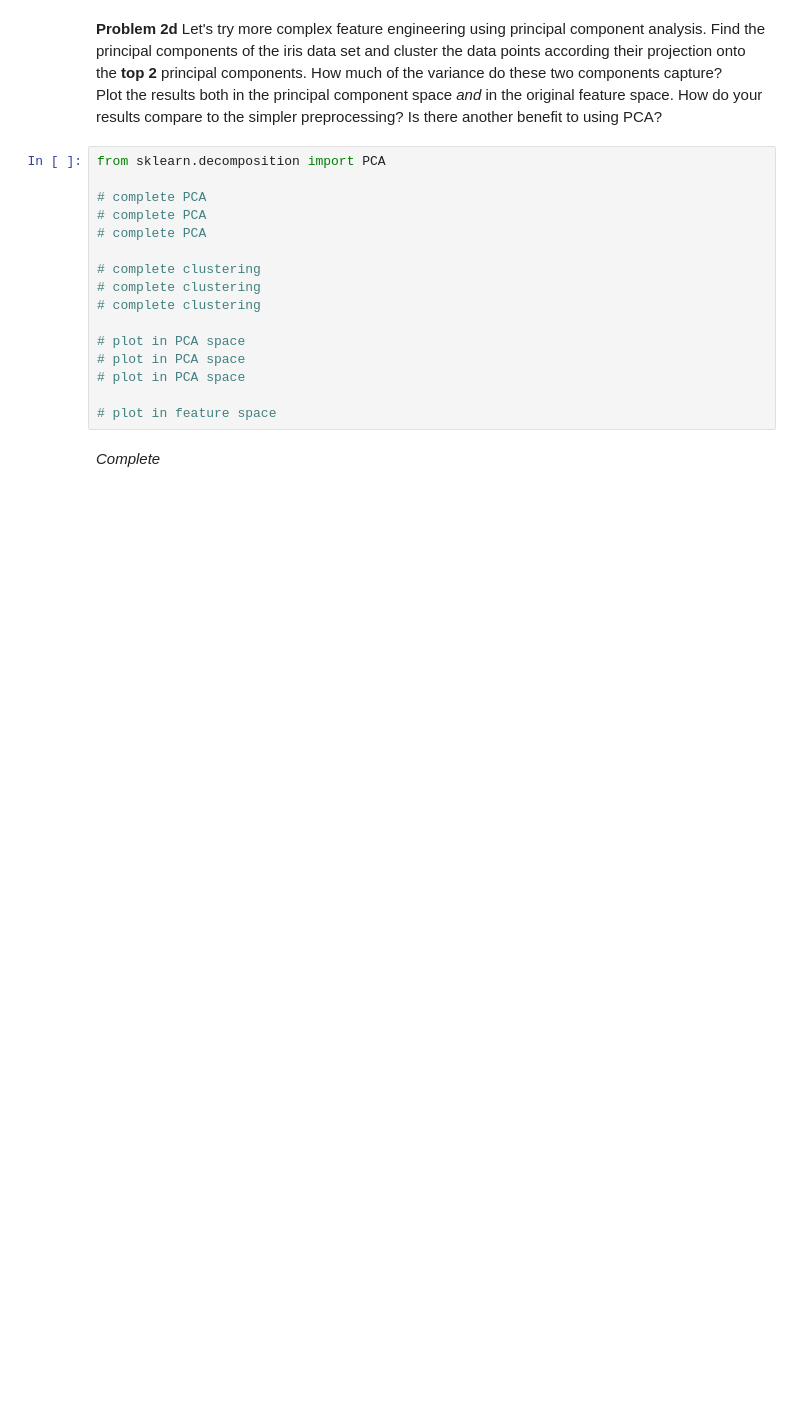
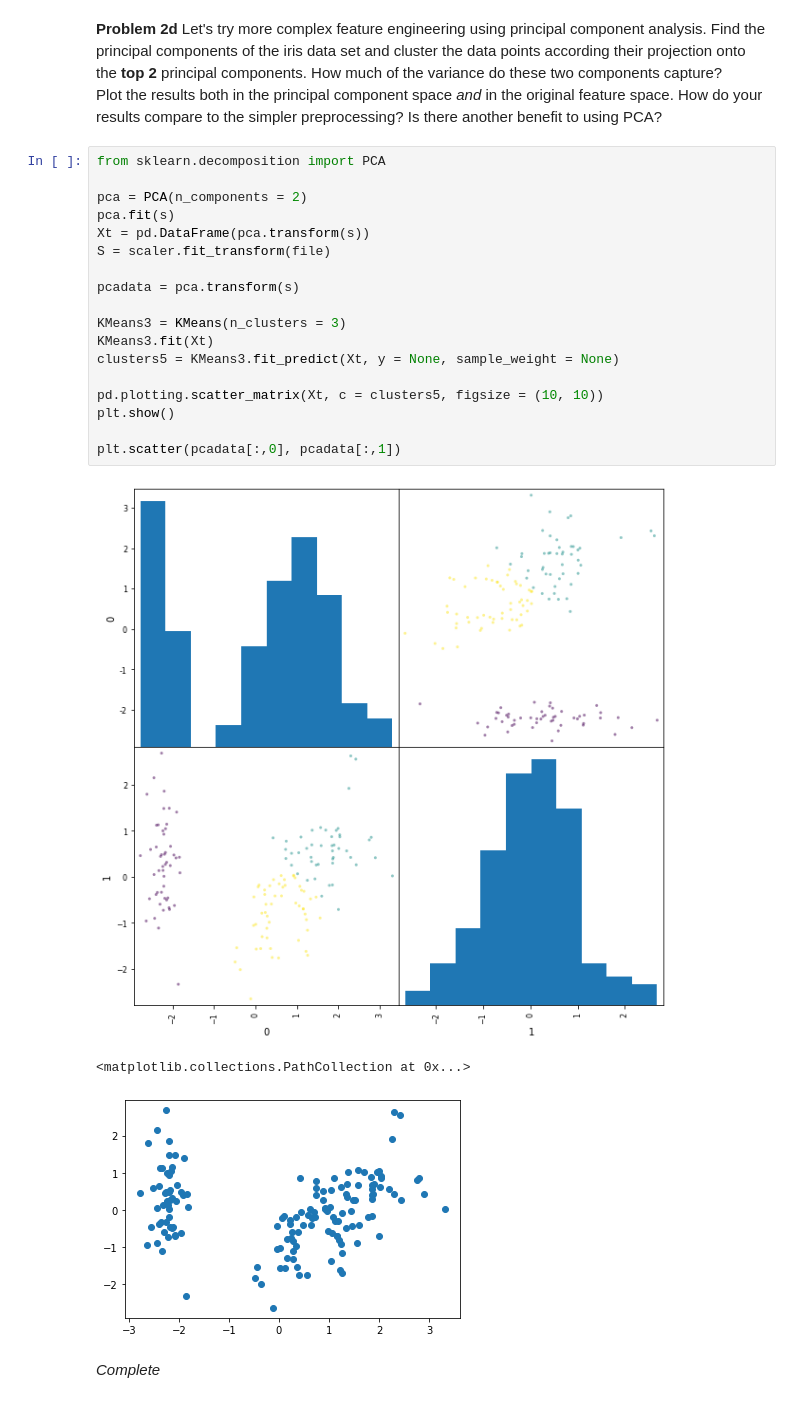
Before and after one commit to ASTR154/clustering, a Jupyter notebook: clustering.ipynb, the cells around one changed output. Cells and saved outputs as stored; diff of their text form; blank space fills up the shorter version.

```diff
--- a/clustering.ipynb
+++ b/clustering.ipynb
@@ -59,22 +119,28 @@ from sklearn.preprocessing import StandardScaler
 # %% [markdown]
 **Problem 2d** Let's try more complex feature engineering using principal component analysis. Find the principal components of the iris data set and cluster the data points according their projection onto the **top 2** principal components. How much of the variance do these two components capture?
 Plot the results both in the principal component space *and* in the original feature space. How do your results compare to the simpler preprocessing? Is there another benefit to using PCA?
-# %%
-from sklearn.decomposition import PCA
-
-# complete PCA
-# complete PCA
-# complete PCA
-
-# complete clustering
-# complete clustering
-# complete clustering
-
-# plot in PCA space
-# plot in PCA space
-# plot in PCA space
-
-# plot in feature space
+# %%
+from sklearn.decomposition import PCA
+
+pca = PCA(n_components = 2)
+pca.fit(s)
+Xt = pd.DataFrame(pca.transform(s))
+S = scaler.fit_transform(file)
+
+pcadata = pca.transform(s)
+
+KMeans3 = KMeans(n_clusters = 3)
+KMeans3.fit(Xt)
+clusters5 = KMeans3.fit_predict(Xt, y = None, sample_weight = None)
+
+pd.plotting.scatter_matrix(Xt, c = clusters5, figsize = (10, 10))
+plt.show()
+
+plt.scatter(pcadata[:,0], pcadata[:,1])
+# %% [output]
+[figure, added]
+<matplotlib.collections.PathCollection at 0x...>
+[figure, added]
 # %% [markdown]
 *Complete*
 # %% [markdown]
```
Also changed, not shown: parts of 9 cells of this notebook.
